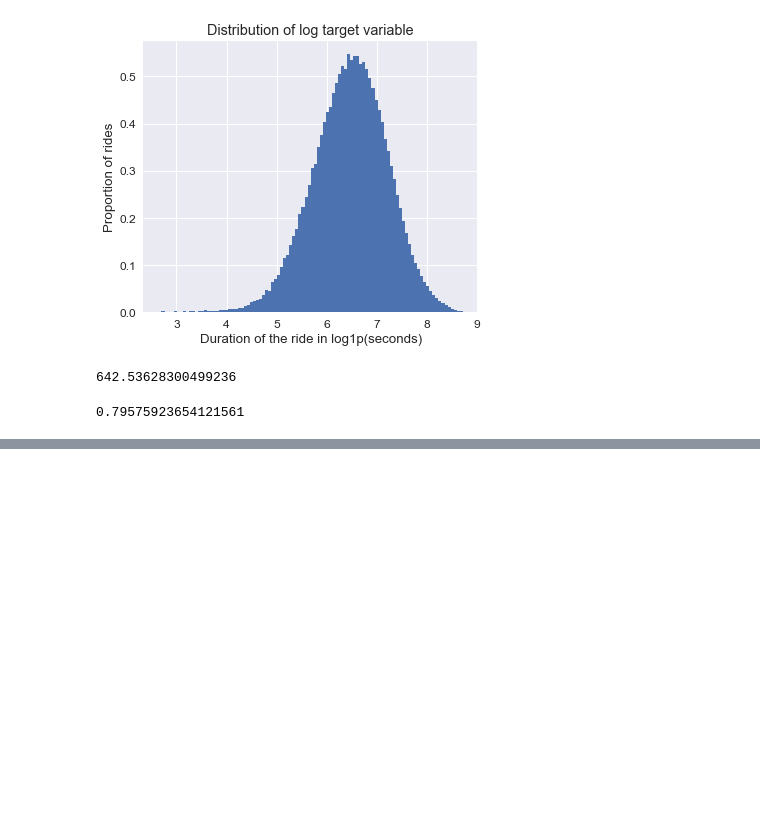
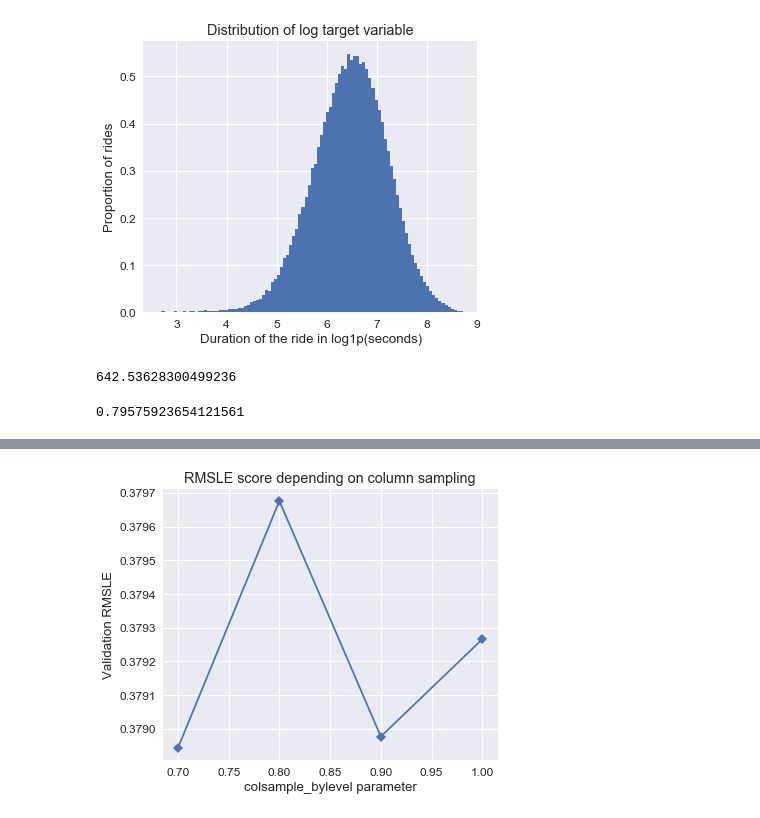
Before and after one commit to mxbi/mlnd-capstone, a Jupyter notebook: data_exploration.ipynb, the cells around one changed output, grey strips where cells are left out. Cells and saved outputs as stored; diff of their text form; code cells hidden in the pictures; blank space fills up the shorter version.

```diff
--- a/data_exploration.ipynb
+++ b/data_exploration.ipynb
@@ -124,0 +141,10 @@ benchmark_sub.to_csv('benchmark_submission.csv', index=False)
+# %%
+sns.set(font_scale=1.2)
+plt.figure(figsize=(6, 5))
+plt.plot(*zip(*colsample_bylevel), marker='D')
+plt.title('RMSLE score depending on column sampling')
+plt.ylabel('Validation RMSLE')
+plt.xlabel('colsample_bylevel parameter')
+plt.show()
+# %% [output]
+[figure, added]
```
Also changed, not shown: parts of 15 cells of this notebook, 1 other file.
